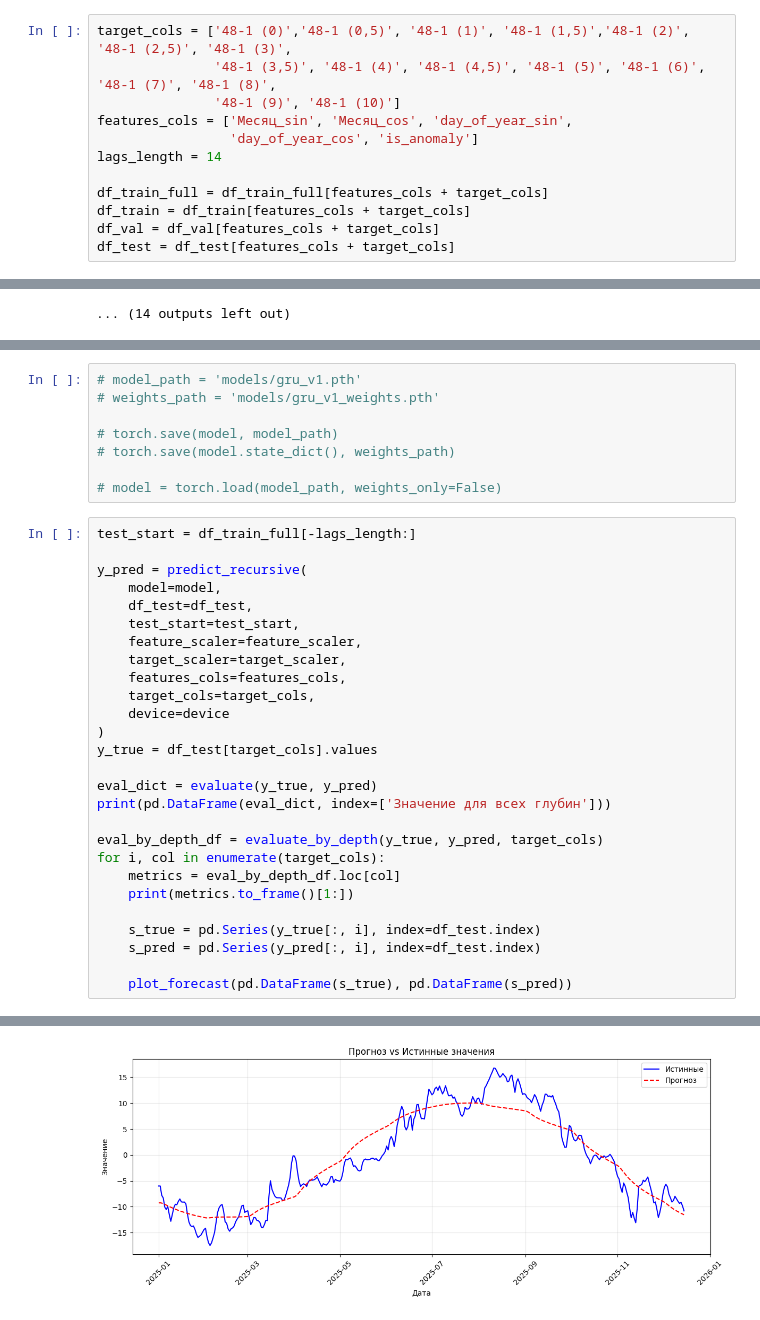
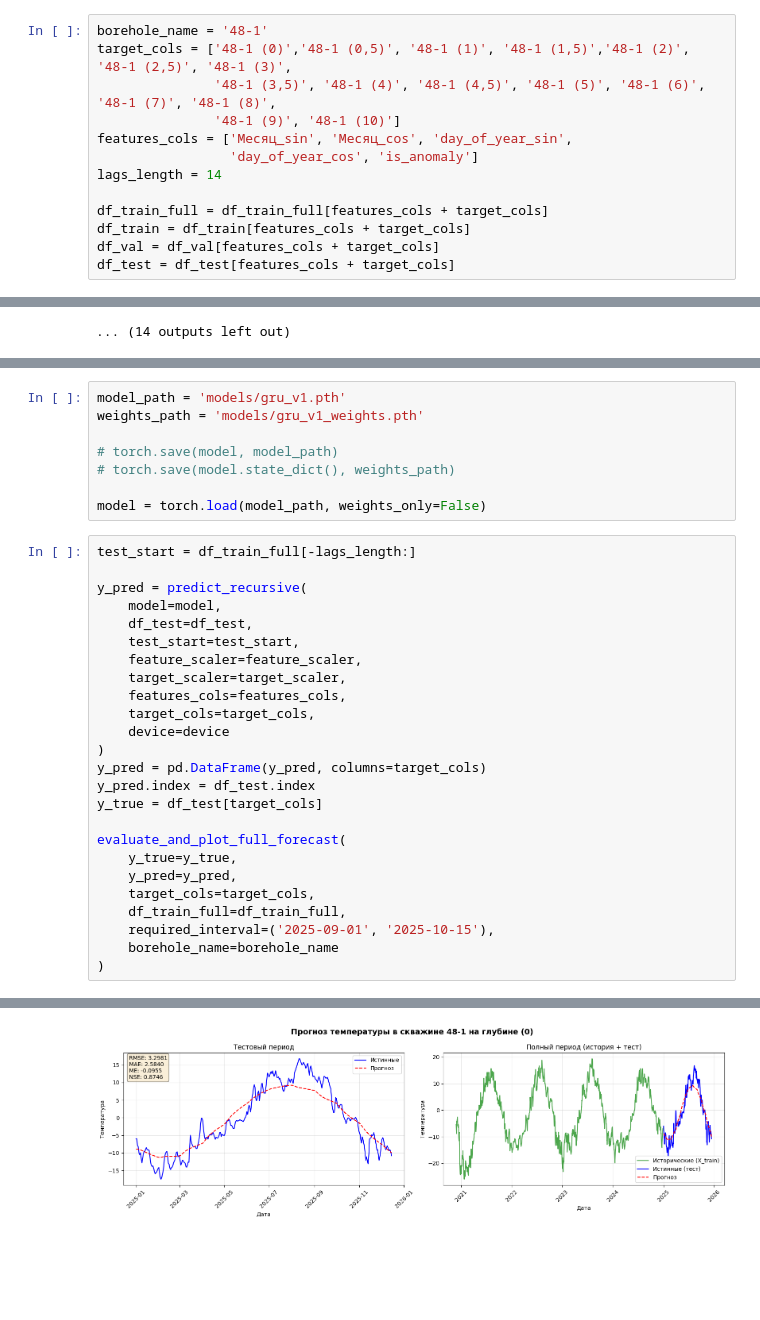
Before and after one commit to mefodyvaulin/ml-salekhard, a Jupyter notebook: rnn/gru_v1.ipynb, the cells around one changed output, grey strips where cells are left out. Drawn from its saved outputs; the diff is of its cells as text; blank space fills up the shorter version.

```diff
--- a/rnn/gru_v1.ipynb
+++ b/rnn/gru_v1.ipynb
@@ -38,6 +40,7 @@ df_train = process_dataframe(df_train)
 df_val = process_dataframe(df_val)
 df_test = process_dataframe(df_test)
 # %%
+borehole_name = '48-1'
 target_cols = ['48-1 (0)','48-1 (0,5)', '48-1 (1)', '48-1 (1,5)','48-1 (2)', '48-1 (2,5)', '48-1 (3)',
                '48-1 (3,5)', '48-1 (4)', '48-1 (4,5)', '48-1 (5)', '48-1 (6)', '48-1 (7)', '48-1 (8)',
                '48-1 (9)', '48-1 (10)']
@@ -229,13 +225,13 @@ Epoch 37/39 | Train Loss: 0.6343
 Epoch 38/39 | Train Loss: 0.6175
 Epoch 39/39 | Train Loss: 0.6026
 # %%
-# model_path = 'models/gru_v1.pth'
-# weights_path = 'models/gru_v1_weights.pth'
+model_path = 'models/gru_v1.pth'
+weights_path = 'models/gru_v1_weights.pth'
 
 # torch.save(model, model_path)
 # torch.save(model.state_dict(), weights_path)
 
-# model = torch.load(model_path, weights_only=False)
+model = torch.load(model_path, weights_only=False)
 # %%
 test_start = df_train_full[-lags_length:]
 
@@ -249,19 +245,17 @@ y_pred = predict_recursive(
     target_cols=target_cols,
     device=device
 )
-y_true = df_test[target_cols].values
+y_pred = pd.DataFrame(y_pred, columns=target_cols)
+y_pred.index = df_test.index
+y_true = df_test[target_cols]
 
-eval_dict = evaluate(y_true, y_pred)
-print(pd.DataFrame(eval_dict, index=['Значение для всех глубин']))
-
-eval_by_depth_df = evaluate_by_depth(y_true, y_pred, target_cols)
-for i, col in enumerate(target_cols):
-    metrics = eval_by_depth_df.loc[col]
-    print(metrics.to_frame()[1:])
-
-    s_true = pd.Series(y_true[:, i], index=df_test.index)
-    s_pred = pd.Series(y_pred[:, i], index=df_test.index)
-
-    plot_forecast(pd.DataFrame(s_true), pd.DataFrame(s_pred))
+evaluate_and_plot_full_forecast(
+    y_true=y_true,
+    y_pred=y_pred,
+    target_cols=target_cols,
+    df_train_full=df_train_full,
+    required_interval=('2025-09-01', '2025-10-15'),
+    borehole_name=borehole_name
+)
 # %% [output]
                               RMSE       MAE        ME       NSE
@@ -274 +263 @@ NSE   0.887269
-[figure, old version]
+[figure, new version]
```
Also changed, not shown: parts of 4 cells of this notebook.
